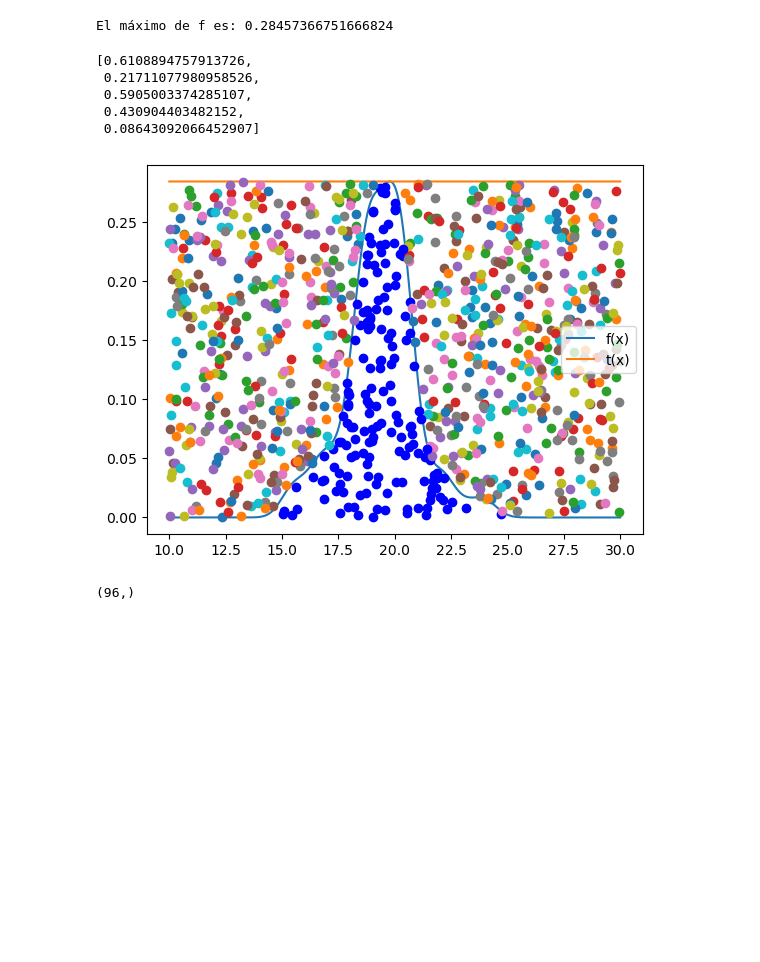
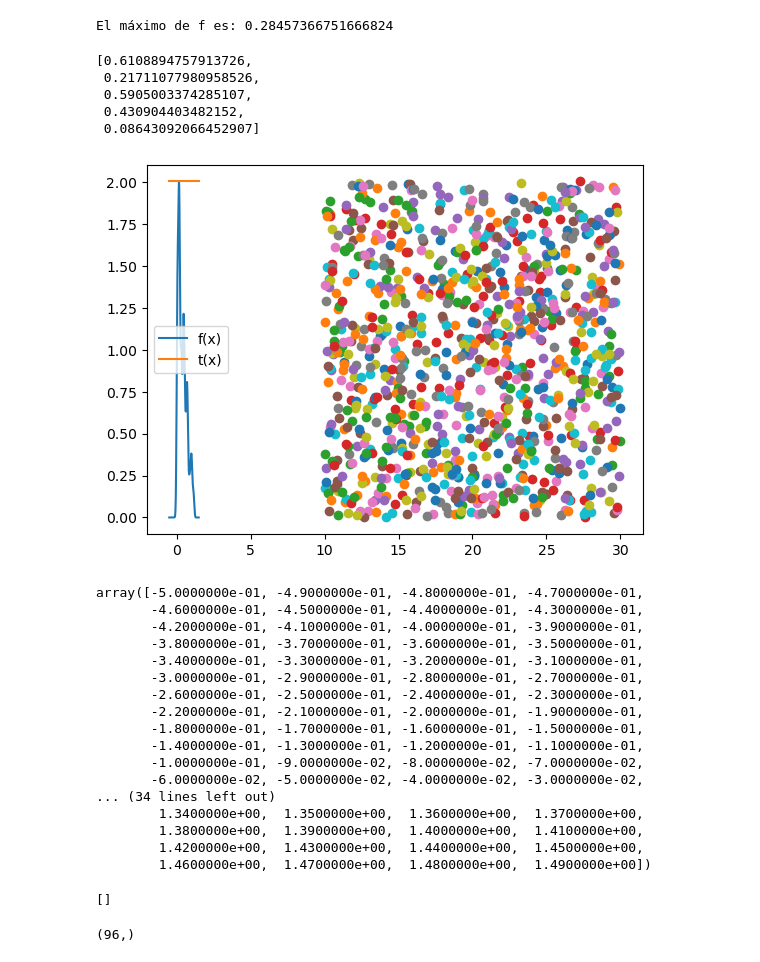
Before and after one commit to JuliaDomRuss/Proyecto_Simulacion, a Jupyter notebook: KDE Proyecto Simulación.ipynb, the cells around one changed output. Drawn from its saved outputs; the diff is of its cells as text; code cells hidden in the pictures; blank space fills up the shorter version.

Commit message:
acep_rechazo3

```diff
--- a/KDE Proyecto Simulación.ipynb
+++ b/KDE Proyecto Simulación.ipynb
@@ -240,9 +211,0 @@ def Acep_rechazo2(R2:'Variables distruidas U~U(0,1)',
-# %%
-import random
-[random.uniform(0, 1) for i in range(5)]
-# %% [output]
-[0.6108894757913726,
- 0.21711077980958526,
- 0.5905003374285107,
- 0.430904403482152,
- 0.08643092066452907]
@@ -249,13 +240,43 @@ import random
+# %%
+import random
+[random.uniform(0, 1) for i in range(5)]
+# %% [output]
+[0.6108894757913726,
+ 0.21711077980958526,
+ 0.5905003374285107,
+ 0.430904403482152,
+ 0.08643092066452907]
 # %%
 N = 1000
 R2 = np.random.rand(N)
 R1 = [random.uniform(10, 30) for i in range(N)]
 plt.plot(x,f(x),label='f(x)')
 plt.plot(x,t(x),label='t(x)')
 plt.legend()
-Acep_rechazo2(R2, R1, f, t)
+Acep_rechazo(R2, R1, f, t)
 # %% [output]
-[figure, old version]
+[figure, new version]
+array([-5.0000000e-01, -4.9000000e-01, -4.8000000e-01, -4.7000000e-01,
+       -4.6000000e-01, -4.5000000e-01, -4.4000000e-01, -4.3000000e-01,
+       -4.2000000e-01, -4.1000000e-01, -4.0000000e-01, -3.9000000e-01,
+       -3.8000000e-01, -3.7000000e-01, -3.6000000e-01, -3.5000000e-01,
+       -3.4000000e-01, -3.3000000e-01, -3.2000000e-01, -3.1000000e-01,
+       -3.0000000e-01, -2.9000000e-01, -2.8000000e-01, -2.7000000e-01,
+       -2.6000000e-01, -2.5000000e-01, -2.4000000e-01, -2.3000000e-01,
+       -2.2000000e-01, -2.1000000e-01, -2.0000000e-01, -1.9000000e-01,
+       -1.8000000e-01, -1.7000000e-01, -1.6000000e-01, -1.5000000e-01,
+       -1.4000000e-01, -1.3000000e-01, -1.2000000e-01, -1.1000000e-01,
+       -1.0000000e-01, -9.0000000e-02, -8.0000000e-02, -7.0000000e-02,
+       -6.0000000e-02, -5.0000000e-02, -4.0000000e-02, -3.0000000e-02,
+... (34 lines left out)
+        1.3400000e+00,  1.3500000e+00,  1.3600000e+00,  1.3700000e+00,
+        1.3800000e+00,  1.3900000e+00,  1.4000000e+00,  1.4100000e+00,
+        1.4200000e+00,  1.4300000e+00,  1.4400000e+00,  1.4500000e+00,
+        1.4600000e+00,  1.4700000e+00,  1.4800000e+00,  1.4900000e+00])
+# %%
+Acep_rechazo3(R2, R1, f, t)
+# %% [output]
+[]
 # %%
 dif_inf = pd.read_excel(
     "Inflacion Mexico.xlsx",
```
Also changed, not shown: parts of 10 cells of this notebook, 1 other file.
